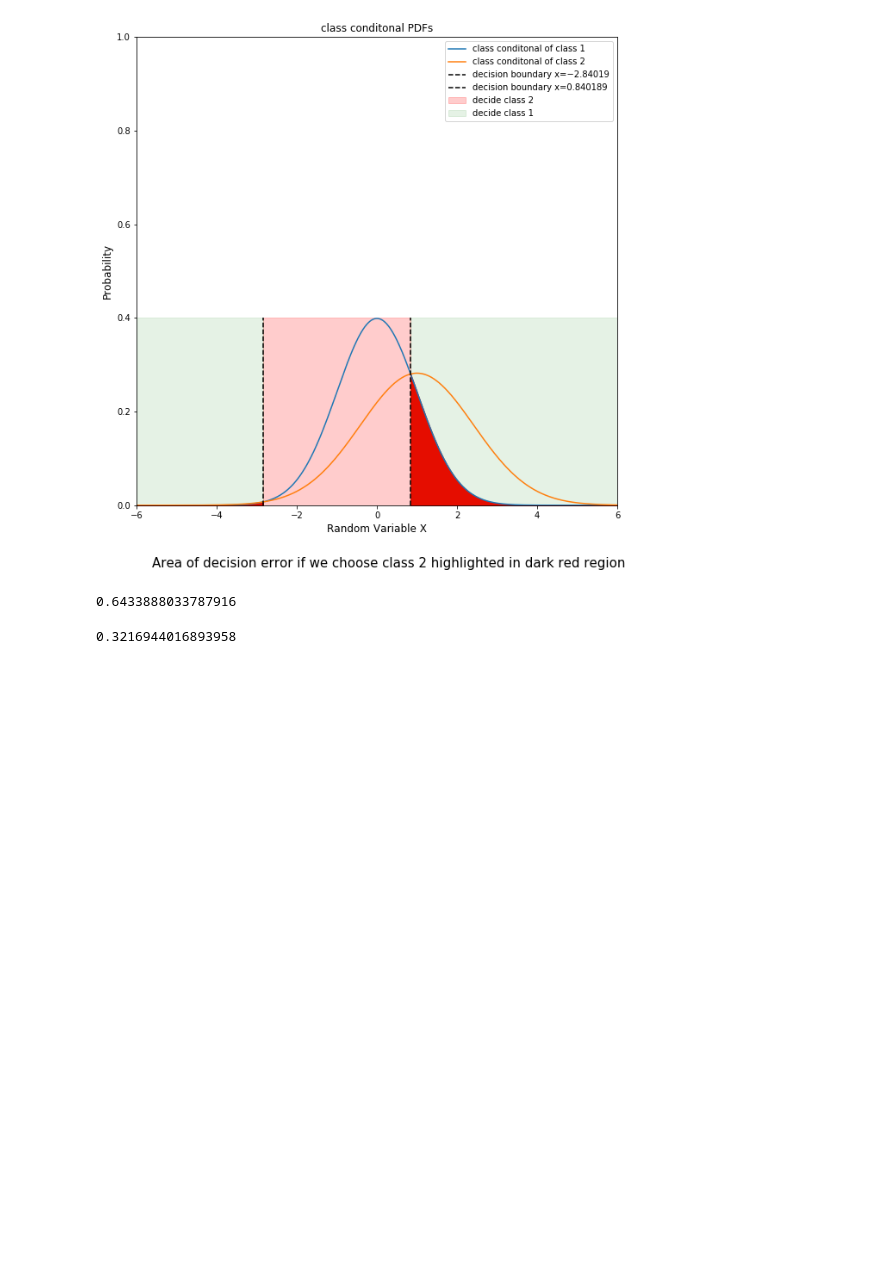
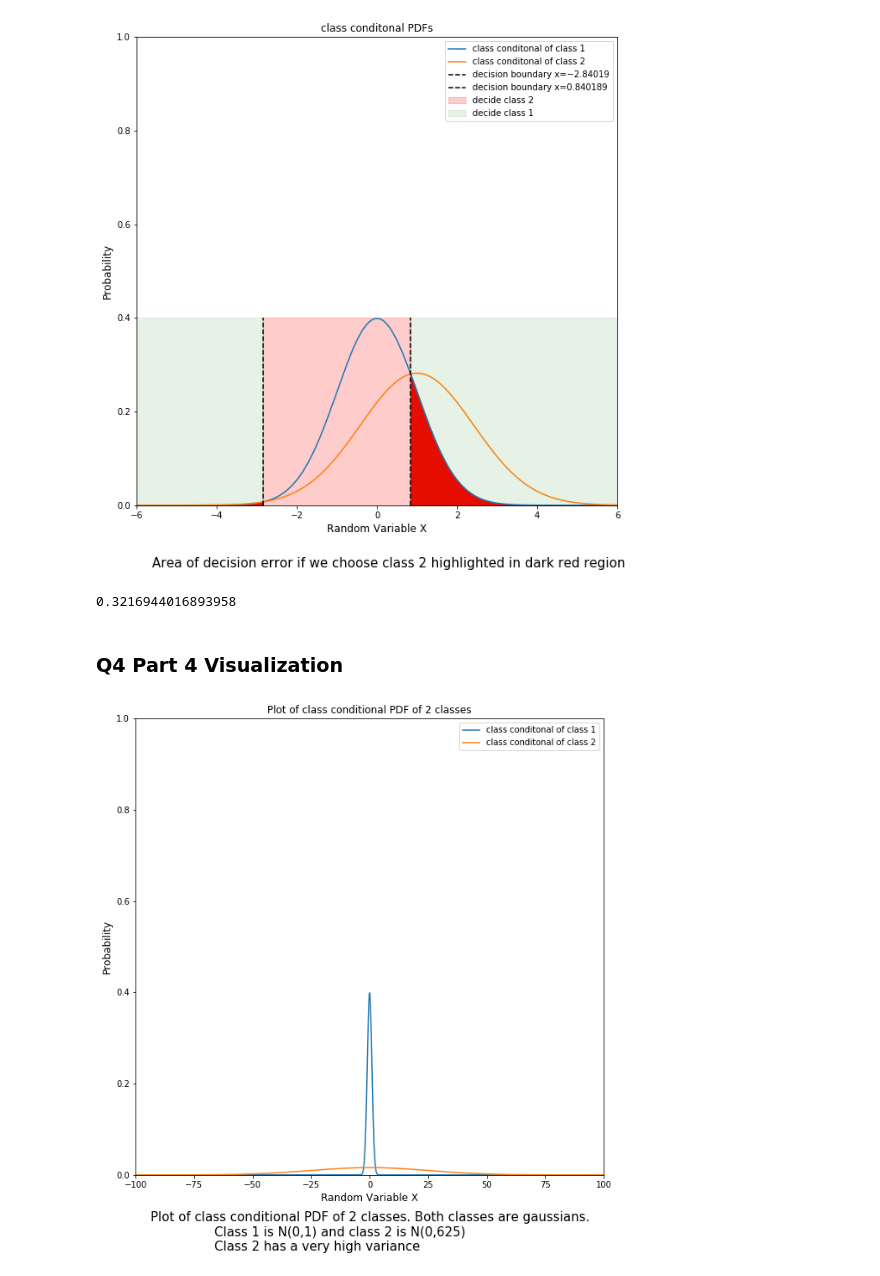
Before and after one commit to rohinarora/EECE5644-Machine_Learning, a Jupyter notebook: Hw1/Question 4.ipynb, the cells around one changed output. Saved outputs shown, nothing was run; the diff lists cells and outputs as text; code cells hidden in the pictures; blank space fills up the shorter version.

```diff
--- a/Hw1/Question 4.ipynb
+++ b/Hw1/Question 4.ipynb
@@ -160,11 +160,36 @@ plt.ylabel('Probability',fontsize=12);
 # %% [output]
 [figure]
 # %%
-Total_error=error1+error2
+prior=0.5
+Total_error=(error1+error2)*prior
 Total_error
 # %% [output]
-0.6433888033787916
+0.3216944016893958
-# %%
-0.6433888033787916*.5
-# %% [output]
-0.3216944016893958
+# %% [markdown]
+### Q4 Part 4 Visualization
+# %%
+txt="Plot of class conditional PDF of 2 classes. Both classes are gaussians. \n                Class 1 is N(0,1) and class 2 is N(0,625)\n                Class 2 has a very high variance"
+fig = plt.figure(figsize=(10,10));
+fig.text(.15,0,txt,fontsize=15);
+
+plt.ylim(0,1)
+plt.xlim(-100,100)
+mu1 = 0
+variance1 = 1
+sigma1 = math.sqrt(variance1)
+mu2 = 0
+variance2 = 625
+sigma2 = math.sqrt(variance2)
+x = np.linspace(-100,100, 100000)
+n_0_1=stats.norm.pdf(x, mu1, sigma1)
+n_1_2=stats.norm.pdf(x, mu2, sigma2)
+p_x=n_0_1+n_1_2
+plt.plot(x, n_0_1,label="class conditonal of class 1")
+plt.plot(x, n_1_2,label="class conditonal of class 2");
+plt.legend();
+
+plt.title('Plot of class conditional PDF of 2 classes',fontsize=12)
+plt.xlabel('Random Variable X',fontsize=12)
+plt.ylabel('Probability',fontsize=12);
+# %% [output]
+[figure, added]
```
Also changed, not shown: parts of 2 cells of this notebook, 1 other file.
